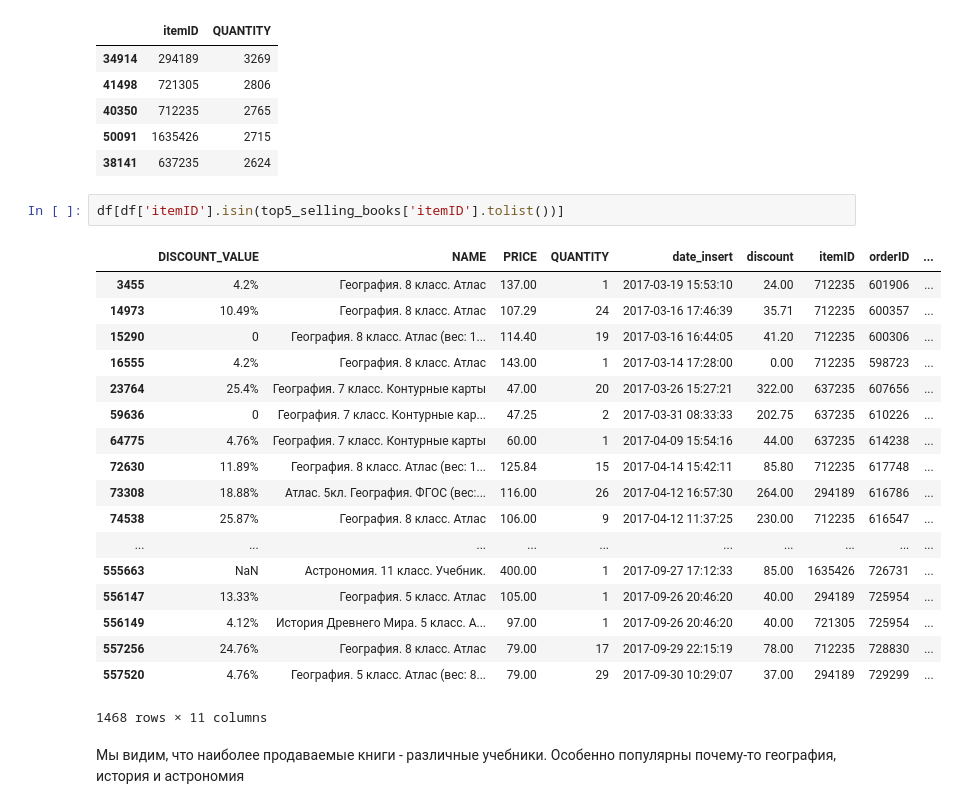
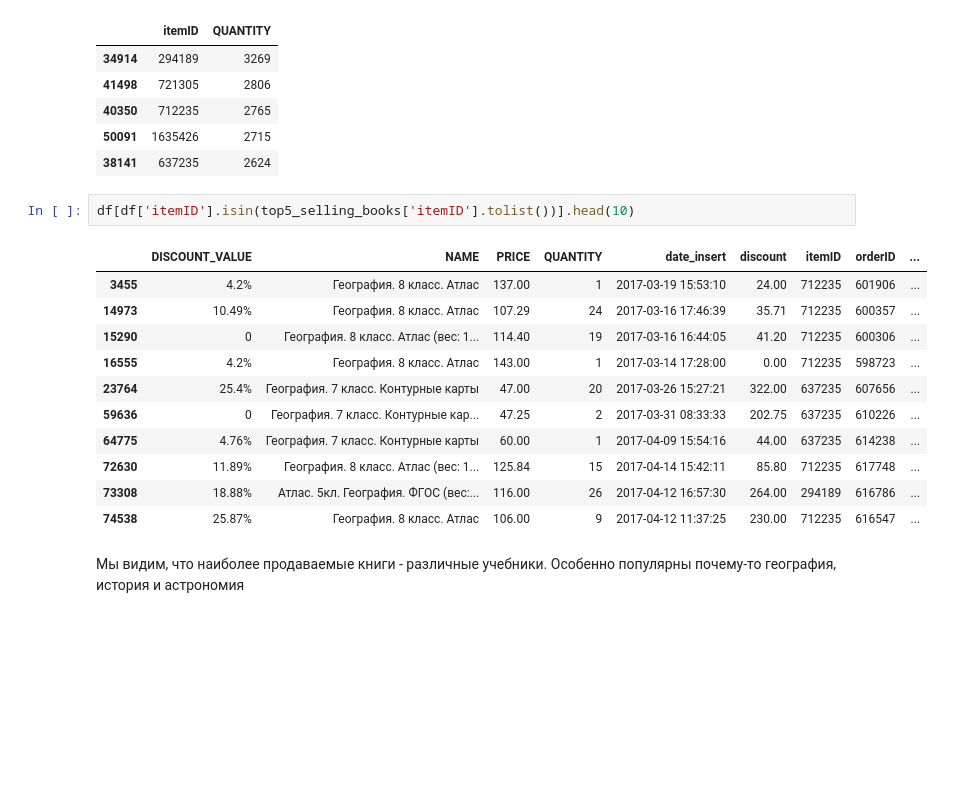
Before and after one commit to ChernetsovNG/otus_BigData, a Jupyter notebook: HW6/homework_dimred.ipynb, the cells around one changed output. Saved outputs shown, nothing was run; the diff lists cells and outputs as text; blank space fills up the shorter version.

```diff
--- a/HW6/homework_dimred.ipynb
+++ b/HW6/homework_dimred.ipynb
@@ -182,26 +182,19 @@ top5_selling_books
 | 50091 | 1635426 | 2715 |
 | 38141 | 637235 | 2624 |
 # %%
-df[df['itemID'].isin(top5_selling_books['itemID'].tolist())]
+df[df['itemID'].isin(top5_selling_books['itemID'].tolist())].head(10)
 # %% [output]
 |  | DISCOUNT_VALUE | NAME | PRICE | QUANTITY | date_insert | discount | itemID | orderID | ... |
 | 3455 | 4.2% | География. 8 класс. Атлас | 137.00 | 1 | 2017-03-19 15:53:10 | 24.00 | 712235 | 601906 | ... |
 | 14973 | 10.49% | География. 8 класс. Атлас | 107.29 | 24 | 2017-03-16 17:46:39 | 35.71 | 712235 | 600357 | ... |
 | 15290 | 0 | География. 8 класс. Атлас (вес: 1... | 114.40 | 19 | 2017-03-16 16:44:05 | 41.20 | 712235 | 600306 | ... |
 | 16555 | 4.2% | География. 8 класс. Атлас | 143.00 | 1 | 2017-03-14 17:28:00 | 0.00 | 712235 | 598723 | ... |
 | 23764 | 25.4% | География. 7 класс. Контурные карты | 47.00 | 20 | 2017-03-26 15:27:21 | 322.00 | 637235 | 607656 | ... |
 | 59636 | 0 | География. 7 класс. Контурные кар... | 47.25 | 2 | 2017-03-31 08:33:33 | 202.75 | 637235 | 610226 | ... |
 | 64775 | 4.76% | География. 7 класс. Контурные карты | 60.00 | 1 | 2017-04-09 15:54:16 | 44.00 | 637235 | 614238 | ... |
 | 72630 | 11.89% | География. 8 класс. Атлас (вес: 1... | 125.84 | 15 | 2017-04-14 15:42:11 | 85.80 | 712235 | 617748 | ... |
 | 73308 | 18.88% | Атлас. 5кл. География. ФГОС (вес:... | 116.00 | 26 | 2017-04-12 16:57:30 | 264.00 | 294189 | 616786 | ... |
 | 74538 | 25.87% | География. 8 класс. Атлас | 106.00 | 9 | 2017-04-12 11:37:25 | 230.00 | 712235 | 616547 | ... |
-| ... | ... | ... | ... | ... | ... | ... | ... | ... | ... |
-| 555663 | NaN | Астрономия. 11 класс. Учебник. | 400.00 | 1 | 2017-09-27 17:12:33 | 85.00 | 1635426 | 726731 | ... |
-| 556147 | 13.33% | География. 5 класс. Атлас | 105.00 | 1 | 2017-09-26 20:46:20 | 40.00 | 294189 | 725954 | ... |
-| 556149 | 4.12% | История Древнего Мира. 5 класс. А... | 97.00 | 1 | 2017-09-26 20:46:20 | 40.00 | 721305 | 725954 | ... |
-| 557256 | 24.76% | География. 8 класс. Атлас | 79.00 | 17 | 2017-09-29 22:15:19 | 78.00 | 712235 | 728830 | ... |
-| 557520 | 4.76% | География. 5 класс. Атлас (вес: 8... | 79.00 | 29 | 2017-09-30 10:29:07 | 37.00 | 294189 | 729299 | ... |
-1468 rows × 11 columns
 # %% [markdown]
 Мы видим, что наиболее продаваемые книги - различные учебники. Особенно популярны почему-то география, история и астрономия
 # %% [markdown]
```
Also changed, not shown: parts of 1 cell of this notebook.
